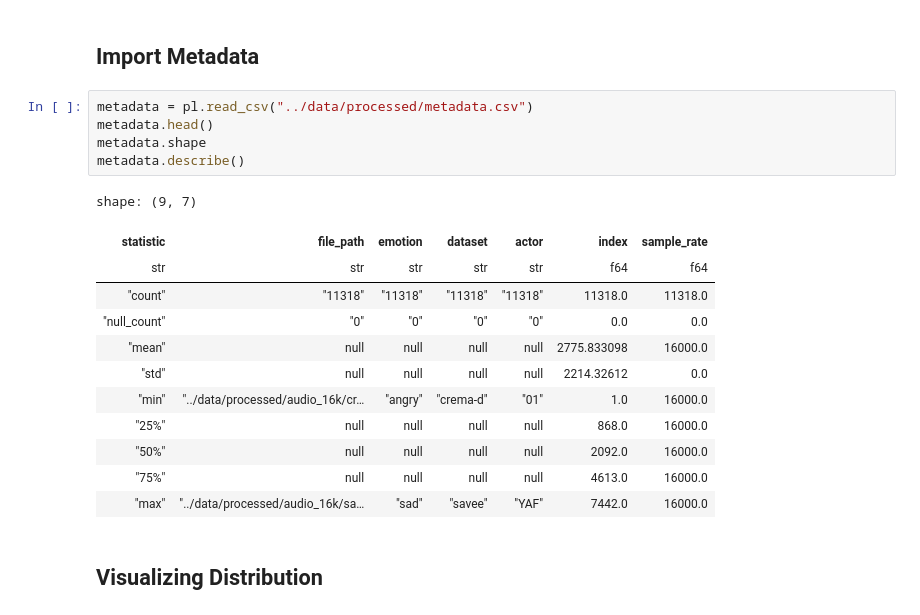
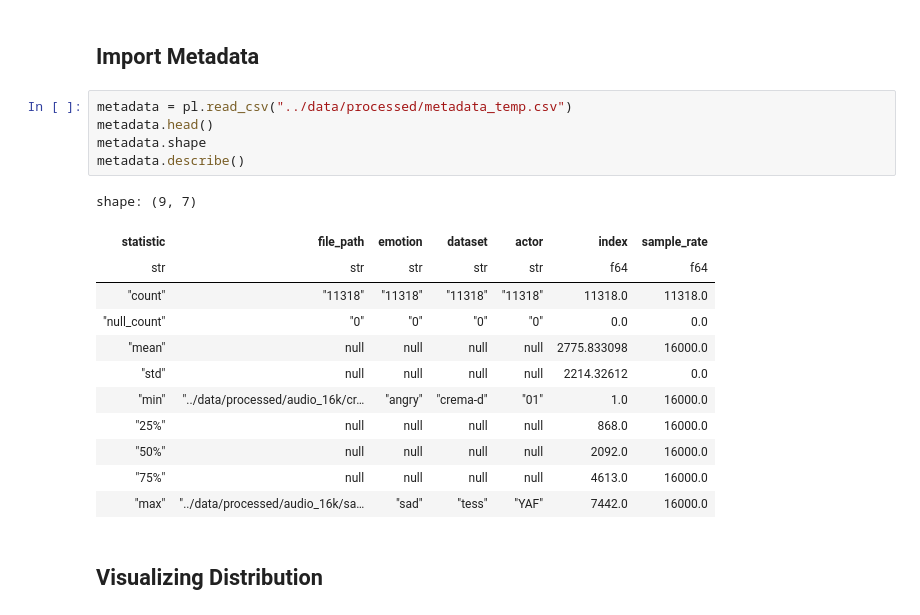
Before and after one commit to JohnOzu/speech-emotion-recognition-ml, a Jupyter notebook: notebooks/03-metadata-exploration.ipynb, the cells around one changed output. Saved outputs shown, nothing was run; the diff lists cells and outputs as text.

```diff
--- a/notebooks/03-metadata-exploration.ipynb
+++ b/notebooks/03-metadata-exploration.ipynb
@@ -8,23 +8,23 @@ from plotnine import ggplot, aes, geom_col, theme_bw, labs, geom_bar
 # %% [markdown]
 ## Import Metadata
 # %%
-metadata = pl.read_csv("../data/processed/metadata.csv")
+metadata = pl.read_csv("../data/processed/metadata_temp.csv")
 metadata.head()
 metadata.shape
 metadata.describe()
 # %% [output]
 shape: (9, 7)
 | statistic | file_path | emotion | dataset | actor | index | sample_rate |
 | str | str | str | str | str | f64 | f64 |
 | "count" | "11318" | "11318" | "11318" | "11318" | 11318.0 | 11318.0 |
 | "null_count" | "0" | "0" | "0" | "0" | 0.0 | 0.0 |
 | "mean" | null | null | null | null | 2775.833098 | 16000.0 |
 | "std" | null | null | null | null | 2214.32612 | 0.0 |
 | "min" | "../data/processed/audio_16k/cr… | "angry" | "crema-d" | "01" | 1.0 | 16000.0 |
 | "25%" | null | null | null | null | 868.0 | 16000.0 |
 | "50%" | null | null | null | null | 2092.0 | 16000.0 |
 | "75%" | null | null | null | null | 4613.0 | 16000.0 |
-| "max" | "../data/processed/audio_16k/sa… | "sad" | "savee" | "YAF" | 7442.0 | 16000.0 |
+| "max" | "../data/processed/audio_16k/sa… | "sad" | "tess" | "YAF" | 7442.0 | 16000.0 |
 # %% [markdown]
 ## Visualizing Distribution
 # %%
```
Also changed, not shown: parts of 2 cells of this notebook, 15 other files.
